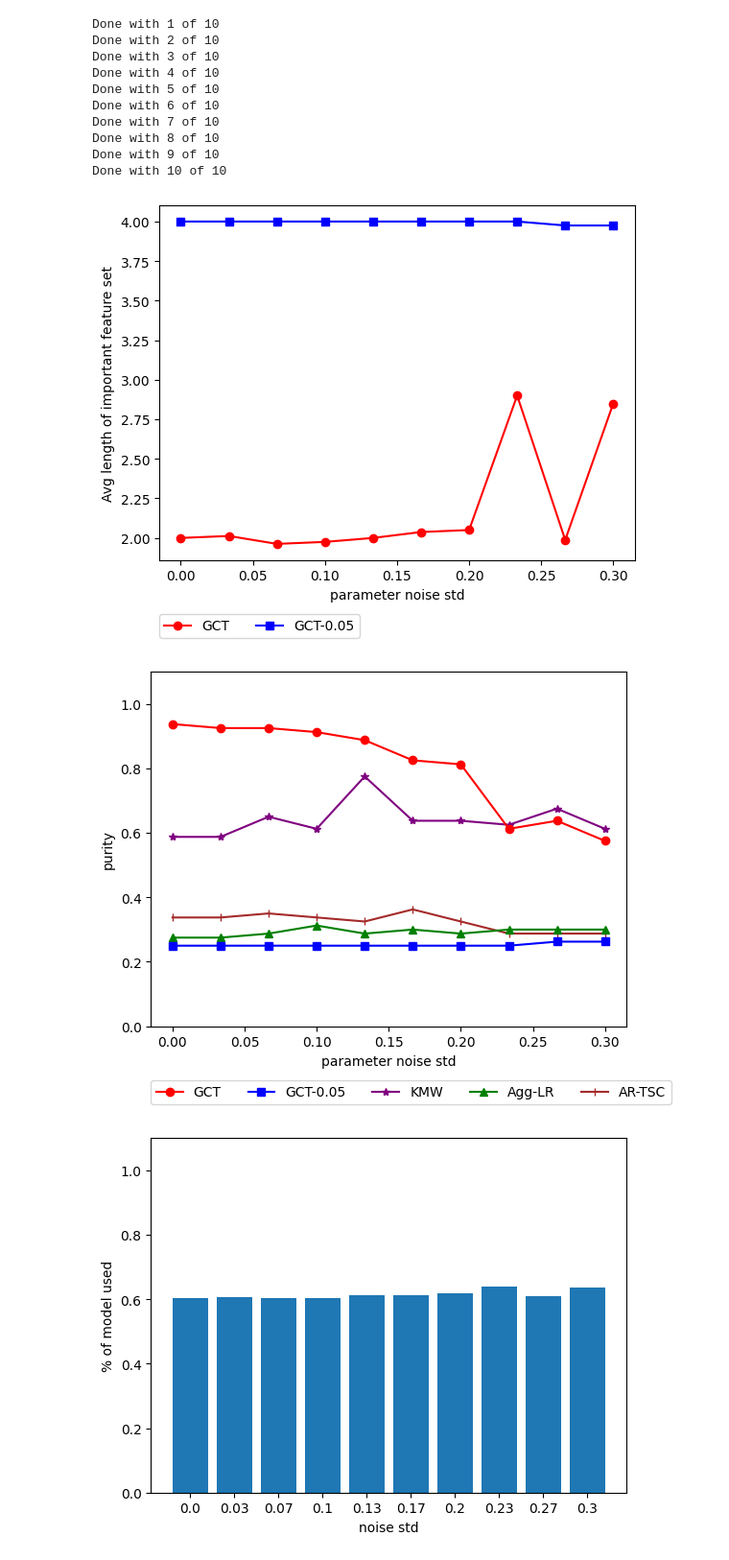
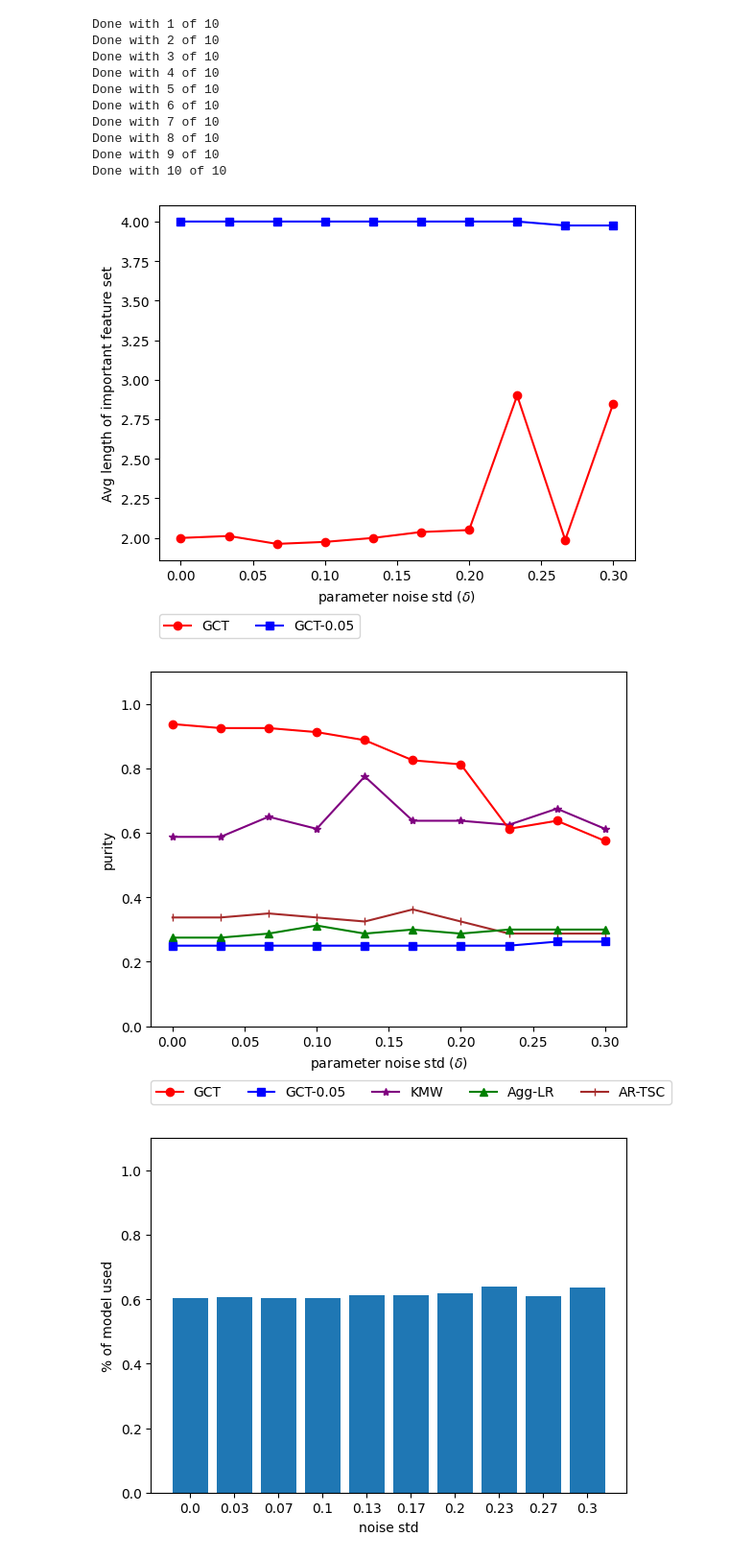
Before and after one commit to GrangerCausalityTree/granger-causality-tree, a Jupyter notebook: Synthetic Data/experiment.ipynb, the cells around one changed output. Shown at 96% size. Saved outputs shown, nothing was run; the diff lists cells and outputs as text; code cells hidden in the pictures.

```diff
--- a/Synthetic Data/experiment.ipynb
+++ b/Synthetic Data/experiment.ipynb
@@ -356,21 +356,21 @@ Done with 10 of 10
 # %%
 markers = ['o', 's'][::-1]
 colors = ['red', 'blue'][::-1]
 GCT_models = ['GCT', 'GCT-0.05'][::-1]
 
 fig = plt.figure()
 for m in range(len(GCT_models)):
     plt.plot(noises, avg_set_lens[:, m], label=GCT_models[m], marker=markers[m], color=colors[m])
 
 # plt.ylim(0, 1.1)
 plt.legend(loc=(0, -0.22), ncol=2, reverse=1)
-plt.xlabel('parameter noise std')
+plt.xlabel('parameter noise std ($\delta$)')
 plt.ylabel('Avg length of important feature set')
 # plt.title('Avg length of important feature set vs Std of Noise ($\delta_{ijp}$) added to the parameter of each lag feature of each Entity')
 plt.savefig('avg_set_len2.svg', bbox_inches='tight')
 plt.show()
 # %% [output]
-[figure, old version]
+[figure, new version]
 # %%
 markers = ['o', 's', '*', '^', '|'][::-1]
 colors = ['red', 'blue', 'purple', 'green', 'brown'][::-1]
@@ -381,13 +381,13 @@ for m in range(len(model_names)):
 
 plt.ylim(0, 1.1)
 plt.legend(loc=(0, -0.22), ncol=5, reverse=1)
-plt.xlabel('parameter noise std')
+plt.xlabel('parameter noise std ($\delta$)')
 plt.ylabel('purity')
 # plt.title('Purity vs Std of Noise ($\delta_{ijp}$) added to the parameter of each lag feature of each Entity')
 plt.savefig('purity2.svg', bbox_inches='tight')
 plt.show()
 # %% [output]
-[figure, old version]
+[figure, new version]
 # %%
 fig = plt.figure()
 # for m in range(len(models)):
```
Also changed, not shown: parts of 8 cells of this notebook, 13 other files.
